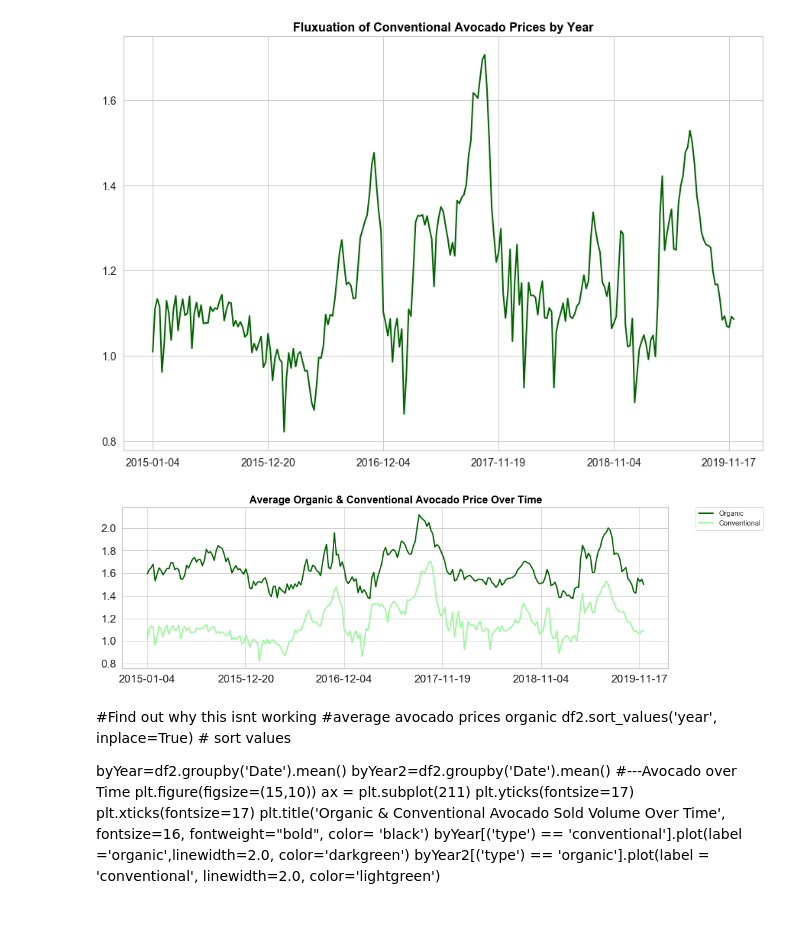
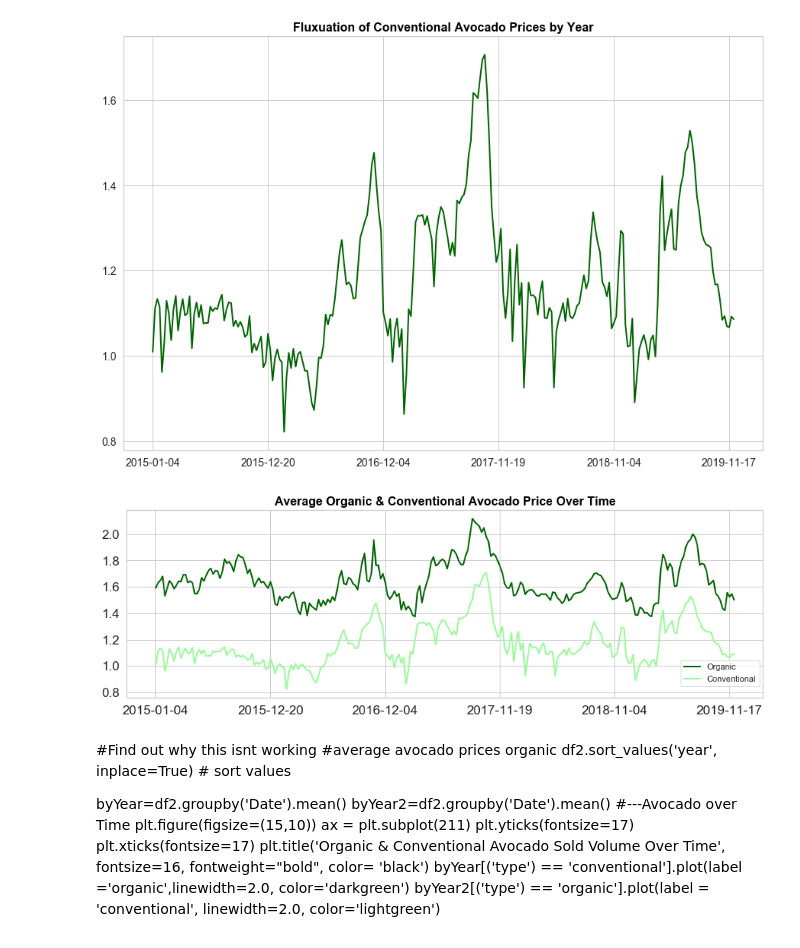
Before and after one commit to kmanning1224/Avocado-Sales-Analysis, a Jupyter notebook: Avocado Data -K/data/Comparisons.ipynb, the cells around one changed output. Cells and saved outputs as stored; diff of their text form; code cells hidden in the pictures.

```diff
--- a/Avocado Data -K/data/Comparisons.ipynb
+++ b/Avocado Data -K/data/Comparisons.ipynb
@@ -119,25 +119,25 @@ plt.savefig('FluxConventionalPrices.png')
 # %%
 #average avocado prices organic
 dfOrgfinal.sort_values('Date', inplace=True) # sort values
 
 #check datatype of index
 dfOrgfinal.index
 
 byDate=dfOrgfinal.groupby('Date').mean()
 byDate2=dfCfinal.groupby('Date').mean()
 #---Avocado over Time
 plt.figure(figsize=(15,10))
 ax = plt.subplot(211)
 plt.yticks(fontsize=17)
 plt.xticks(fontsize=17)
 plt.title('Average Organic & Conventional Avocado Price Over Time', fontsize=16, fontweight="bold", color= 'black')
 byDate['Price'].plot(label ='Organic',linewidth=2.0, color='darkgreen')
 byDate2['Price'].plot(label = 'Conventional', linewidth=2.0, color='palegreen')
-plt.legend(bbox_to_anchor=(1.05, 1), loc='upper left', borderaxespad=0.)
+plt.legend(bbox_to_anchor=(.87, .2), borderaxespad=0.)
 ax.set(xlabel='', ylabel='')
-plt.savefig('FluxConventional_OrganicPrices.png')
+plt.savefig('FluxConventional_OrganicPrices2.png')
 # %% [output]
-[figure, old version]
+[figure, new version]
 # %% [markdown]
 #Find out why this isnt working
 #average avocado prices organic
```
Also changed, not shown: 13 other files.
